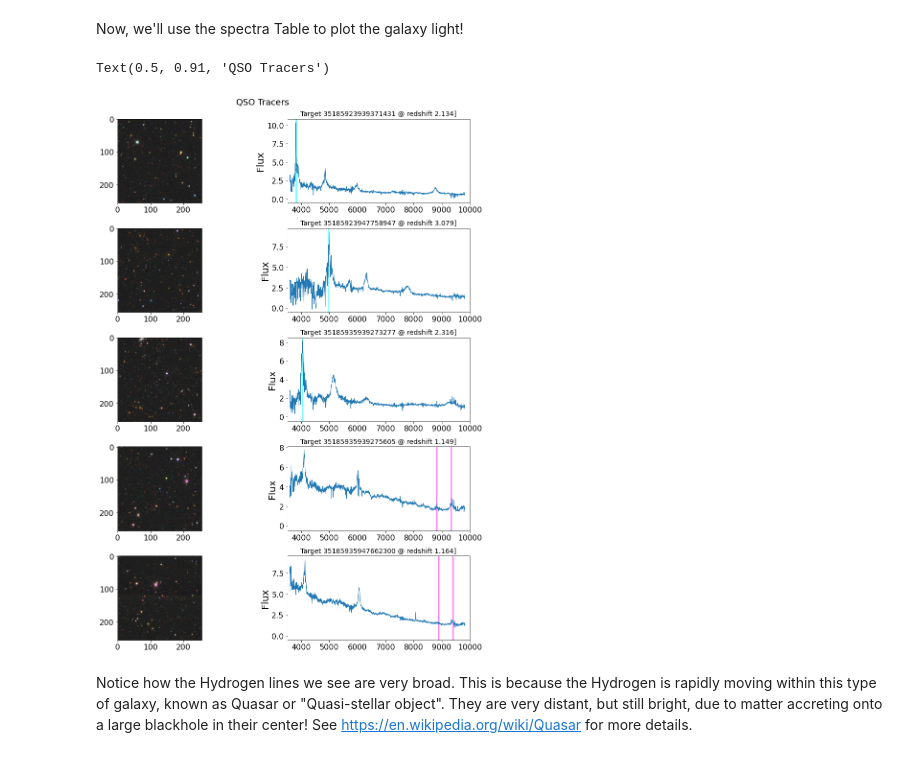
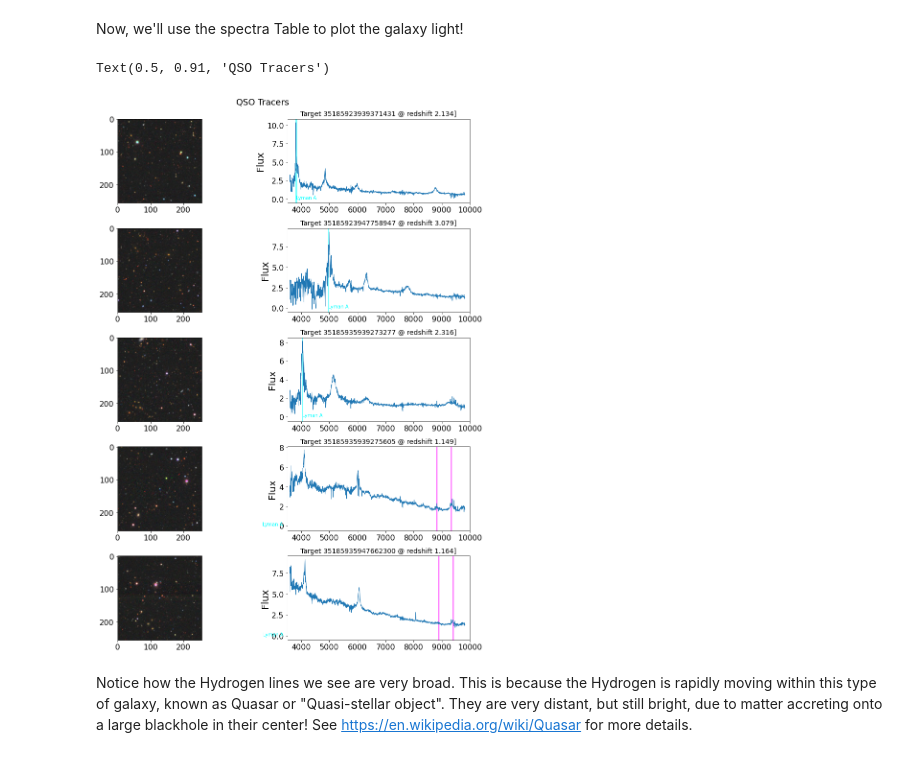
Before and after one commit to sheejong/desihigh, a Jupyter notebook: DESIv1.ipynb, the cells around one changed output. Cells and saved outputs as stored; diff of their text form; code cells hidden in the pictures.

```diff
--- a/DESIv1.ipynb
+++ b/DESIv1.ipynb
@@ -162,35 +162,41 @@ for i, tid in enumerate(redshifts['TARGETID'][:ngal]):
 
   # This plots a vertical line.  Here, to show lyman-alpha.
   axes[i,1].axvline((1. + redshift) * Lya, c='cyan', alpha=0.5)
 #  axes[i,1].axvline((1. + redshift) * Lya, c='cyan', alpha=0.5, label=r'$l = {:.1e}$'.format(Lya))
-
+  axes[i,1].text((1. + redshift) *Lya, # x-value from data
+                 0, # wiggle the labels 2so they don't overlap
+                 "Lyman A", # string label
+                 color='cyan',
+                 family='serif') # the III looked better serif.
   # Plot the Balmer lines.
   for balmer in Balmers:
     axes[i,1].axvline((1. + redshift) * balmer, c='magenta', alpha=0.5, label = "Balmer")
+
+
 # label='$\lambda = {:.1e}$'.format(balmer)
 
   # Finally, plot the galaxy spectra!
   axes[i,1].plot(spectra['WAVELENGTH'], spectra['TARGET{:d}'.format(tid)], lw=1)
 
   # Add a tile.
   axes[i,1].set_title('Target {} @ redshift {:.3f}]'.format(tid, redshift), fontsize=14)
 
 
   # Set the axis limits.
   axes[i,1].set_xlim(3.5e3, 1.e4)
   axes[i,1].set_ylim(bottom=-0.5)
 
   axes[i,1].set_ylabel('Flux')
 
   # Add a photo of each galaxy.
   url = cutout(axes[i,0], redshifts['TARGET_RA'][i], redshifts['TARGET_DEC'][i])
 
 fig.subplots_adjust(hspace=0.3)
 
 fig.suptitle('{} Tracers'.format(tracers[0].upper()), fontsize=18, y=0.91)
 # %% [output]
 Text(0.5, 0.91, 'QSO Tracers')
-[figure, old version]
+[figure, new version]
 # %% [markdown]
 Notice how the Hydrogen lines we see are very broad.  This is because the Hydrogen is rapidly moving within this type of galaxy, known as Quasar or "Quasi-stellar object".  They are very distant, but still bright, due to matter accreting onto a large blackhole in their center!  See https://en.wikipedia.org/wiki/Quasar for more details.
 # %% [markdown]
```
